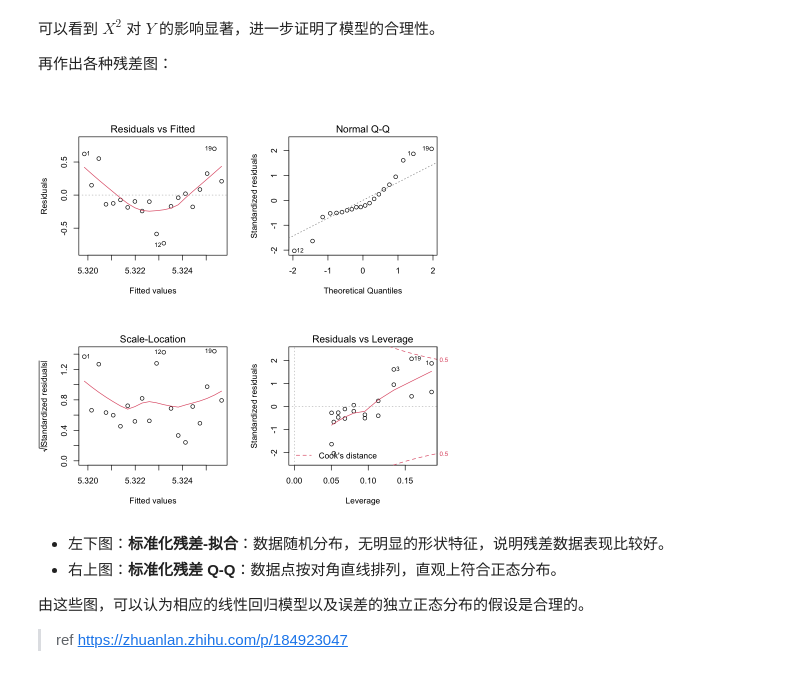
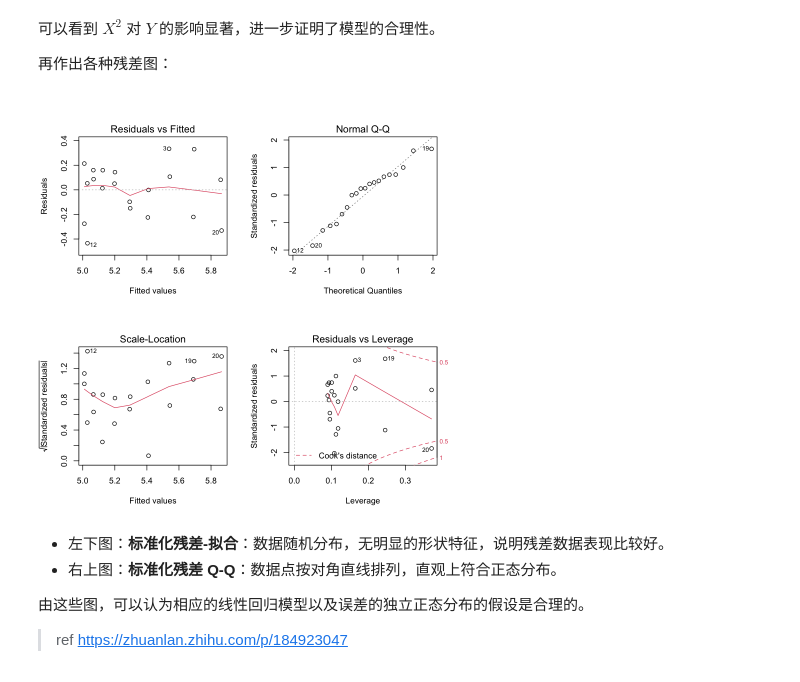
Before and after one commit to cdfmlr/daex, a Jupyter notebook: c2/ex_2_5.ipynb, the cells around one changed output. Drawn from its saved outputs; the diff is of its cells as text; code cells hidden in the pictures.

Commit message:
fix(ex_2_5) plot(different FMs)

```diff
--- a/c2/ex_2_5.ipynb
+++ b/c2/ex_2_5.ipynb
@@ -145,9 +145,9 @@ Signif. codes:  0 ‘***’ 0.001 ‘**’ 0.01 ‘*’ 0.05 ‘.’ 0.1 ‘ ’
 再作出各种残差图：
 # %%
 par(mfrow=c(2,2))
-plot(linear_model)
+plot(fm)
 # %% [output]
-[figure, old version]
+[figure, new version]
 # %% [markdown]
 - 左下图：**标准化残差-拟合**：数据随机分布，无明显的形状特征，说明残差数据表现比较好。
 - 右上图：**标准化残差 Q-Q**：数据点按对角直线排列，直观上符合正态分布。
```
Also changed, not shown: parts of 1 cell of this notebook.
